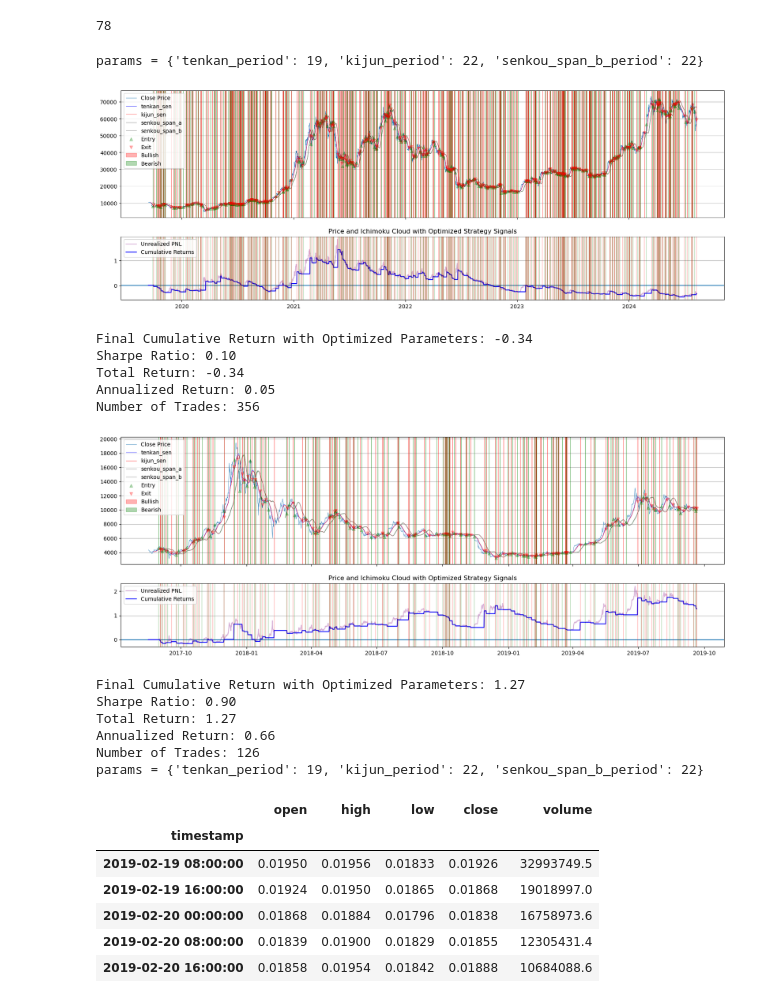
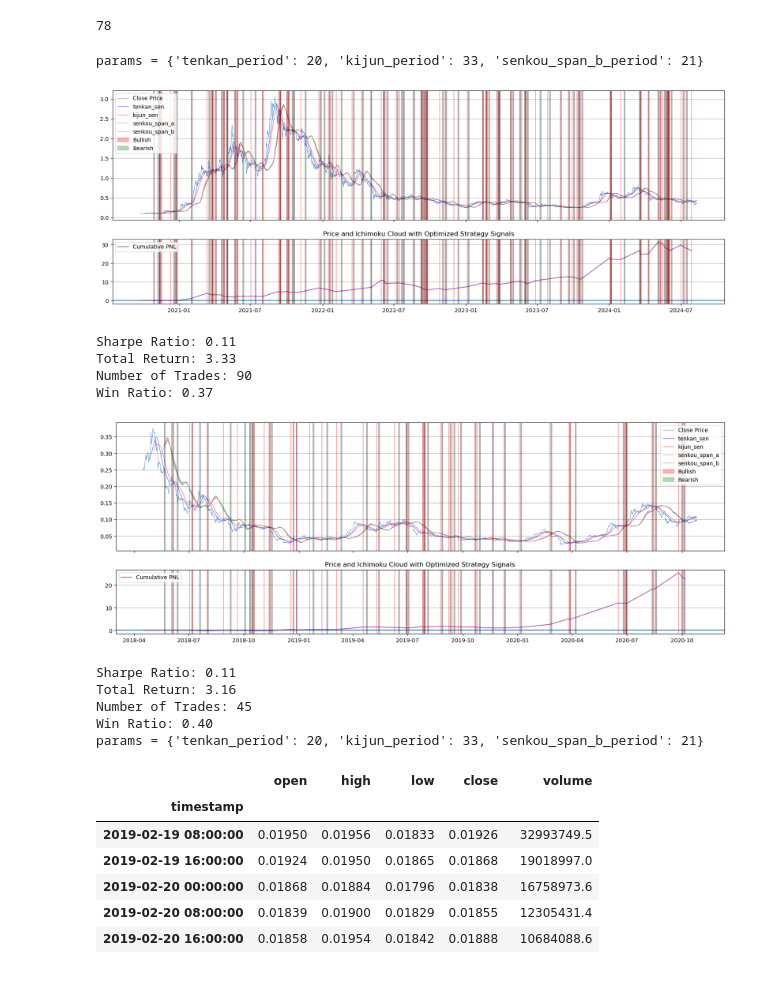
Before and after one commit to petarkabashki/pk-crypto-tools, a Jupyter notebook: 2024-research/ichimoku.ipynb, the cells around one changed output. Cells and saved outputs as stored; diff of their text form; code cells hidden in the pictures.

```diff
--- a/2024-research/ichimoku.ipynb
+++ b/2024-research/ichimoku.ipynb
@@ -275,39 +340,38 @@ np.min([params[k] for k in params])
 78
 # %%
 
-data = load_candles('binance','BTC','USDT','1h')#.iloc[-5000:]
+data = load_candles('binance','ADA','USDT','1h')#.iloc[-5000:]
 # data = load_futures_candles('bybit','ALGO','USDT','1h')['2020-03':'2025']
 # data = data['2021-11-01':].copy()
-nhours = 8
+nhours = 13
 data = data.resample(f'{nhours}H').agg( {'open': 'first','high': 'max','low': 'min','close': 'last','volume': 'sum'})
+data = data.assign(lclose=lambda d: d['close'].apply(np.log)).assign(lrets=lambda d:d['lclose'].diff())
 short_long = [-1,1]
 
-train_ratio = 0.3;
+train_ratio = 0.4;
 cutoff = int(train_ratio * data.shape[0])
 train_data, test_data = data.iloc[:cutoff,:], data.iloc[cutoff+1-np.max([params[k] for k in params]):,:]
 
 study = optimize(train_data, nhours,backtest_fn=backtest, short_long=short_long)
 params = study.best_params
-params = {'tenkan_period': 19, 'kijun_period': 22, 'senkou_span_b_period': 22}
+# params = {'tenkan_period': 19, 'kijun_period': 22, 'senkou_span_b_period': 22}
 print(f'params = {params}')
 print_performance(test_data,nhours,params,backtest_fn=backtest,short_long=short_long, xmult=1)
 print_performance(train_data,nhours,params,backtest_fn=backtest,short_long=short_long, xmult=1)
 print(f'params = {params}')
 # %% [output]
-params = {'tenkan_period': 19, 'kijun_period': 22, 'senkou_span_b_period': 22}
+params = {'tenkan_period': 20, 'kijun_period': 33, 'senkou_span_b_period': 21}
-[figure, old version]
+[figure, new version]
-Final Cumulative Return with Optimized Parameters: -0.34
-Sharpe Ratio: 0.10
-Total Return: -0.34
-Annualized Return: 0.05
-Number of Trades: 356
+Sharpe Ratio: 0.11
+Total Return: 3.33
+Number of Trades: 90
+Win Ratio: 0.37
-[figure, old version]
+[figure, new version]
-Final Cumulative Return with Optimized Parameters: 1.27
-Sharpe Ratio: 0.90
-Total Return: 1.27
-Annualized Return: 0.66
-Number of Trades: 126
-params = {'tenkan_period': 19, 'kijun_period': 22, 'senkou_span_b_period': 22}
+Sharpe Ratio: 0.11
+Total Return: 3.16
+Number of Trades: 45
+Win Ratio: 0.40
+params = {'tenkan_period': 20, 'kijun_period': 33, 'senkou_span_b_period': 21}
 # %%
 train_data
 # %% [output]
```
Also changed, not shown: parts of 4 cells of this notebook, 25 other files.
